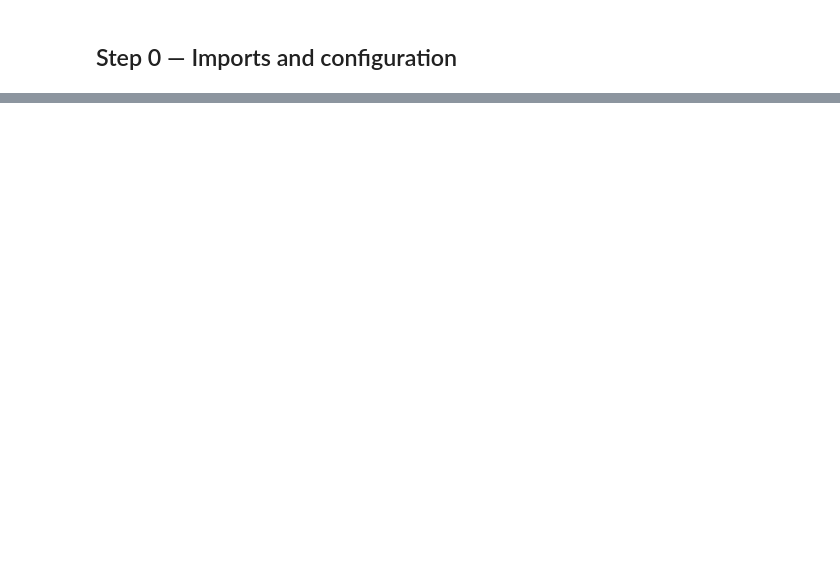
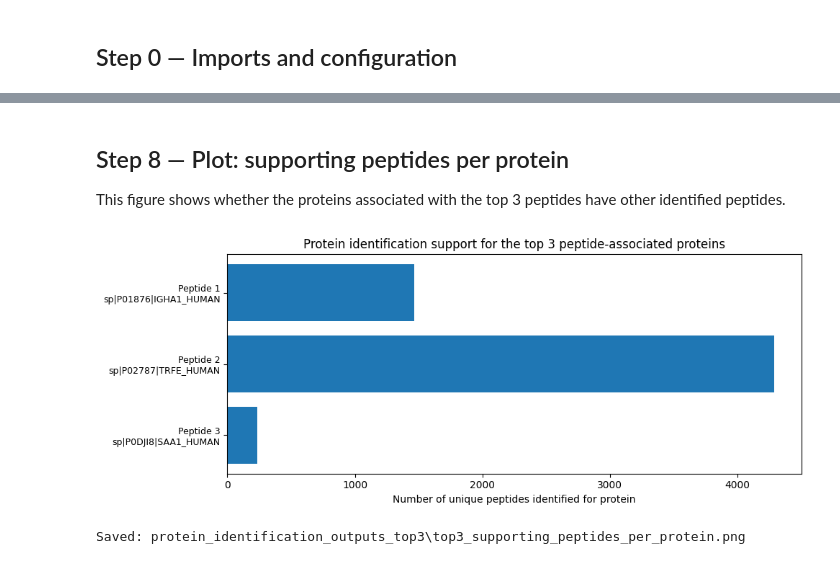
Before and after one commit to melvyn9/cse291b-covid19, a Jupyter notebook: protein_identification_assessment.ipynb, the cells around one changed output, grey strips where cells are left out. Cells and saved outputs as stored; diff of their text form; code cells hidden in the pictures; blank space fills up the shorter version.

Commit message:
Fix protein-peptide relation to top 3 only

```diff
--- a/protein_identification_assessment.ipynb
+++ b/protein_identification_assessment.ipynb
@@ -502,0 +56,12 @@ The peptide-protein identification table and the supporting-peptides-per-protein
+# %%
+if not RAW_VARIANTS_FILE.exists():
+    raise FileNotFoundError(
+        f"Missing {RAW_VARIANTS_FILE}. Please place variants_tmt.tsv in the same folder as this notebook."
+    )
+
+variants = pd.read_csv(RAW_VARIANTS_FILE, sep="\t", low_memory=False)
+
+print(f"Loaded raw variants file: {RAW_VARIANTS_FILE}")
+print(f"Shape: {variants.shape}")
+print("First 50 columns:")
+print(list(variants.columns[:50]))
@@ -502,0 +385,31 @@ The peptide-protein identification table and the supporting-peptides-per-protein
+# %% [markdown]
+## Step 8 — Plot: supporting peptides per protein
+
+This figure shows whether the proteins associated with the top 3 peptides have other identified peptides.
+# %%
+plot_df = peptide_protein_table.dropna(subset=["main_protein"]).copy()
+plot_df = plot_df.sort_values("rank")
+
+labels = [
+    f"Peptide {int(row['rank'])}\n{row['main_protein']}"
+    for _, row in plot_df.iterrows()
+]
+values = plot_df["num_total_peptides_identified_for_protein"].fillna(0).astype(int).tolist()
+
+fig, ax = plt.subplots(figsize=(10, max(4, 0.8 * len(plot_df))))
+ax.barh(range(len(plot_df)), values)
+ax.set_yticks(range(len(plot_df)))
+ax.set_yticklabels(labels, fontsize=9)
+ax.invert_yaxis()
+ax.set_xlabel("Number of unique peptides identified for protein")
+ax.set_title("Protein identification support for the top 3 peptide-associated proteins")
+plt.tight_layout()
+
+plot_path = OUTPUT_DIR / "top3_supporting_peptides_per_protein.png"
+plt.savefig(plot_path, dpi=200, bbox_inches="tight")
+plt.show()
+
+print(f"Saved: {plot_path}")
+# %% [output]
+[figure, added]
+Saved: protein_identification_outputs_top3\top3_supporting_peptides_per_protein.png
```
Also changed, not shown: parts of 44 cells of this notebook, 5 other files.
